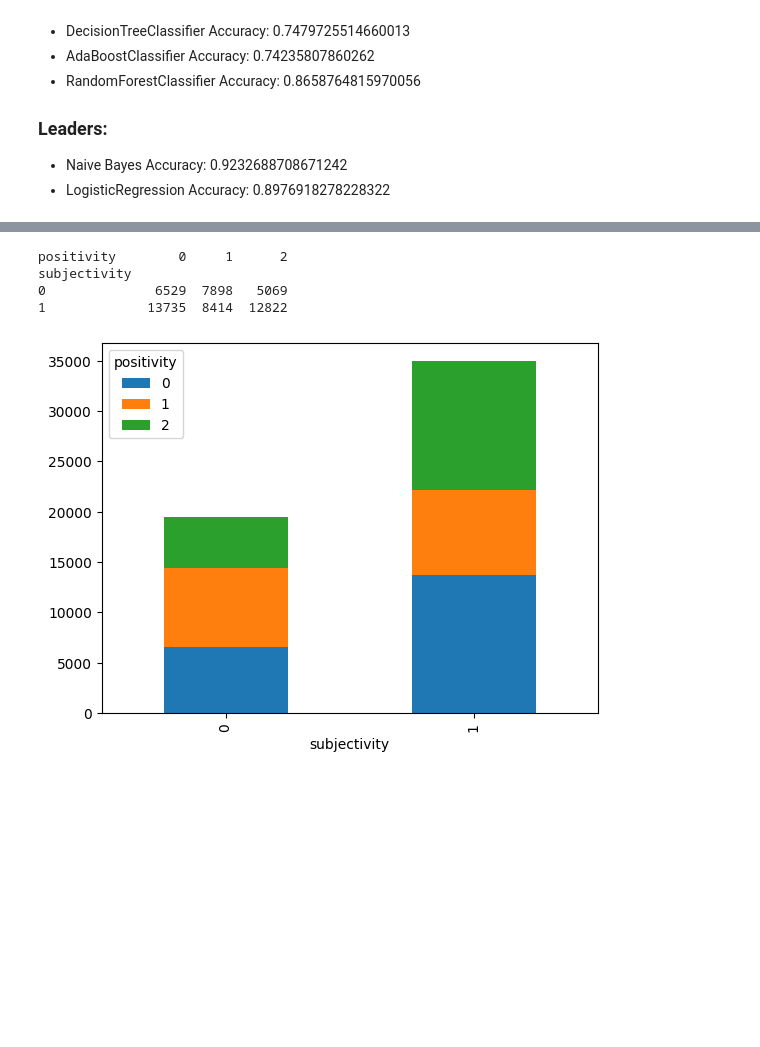
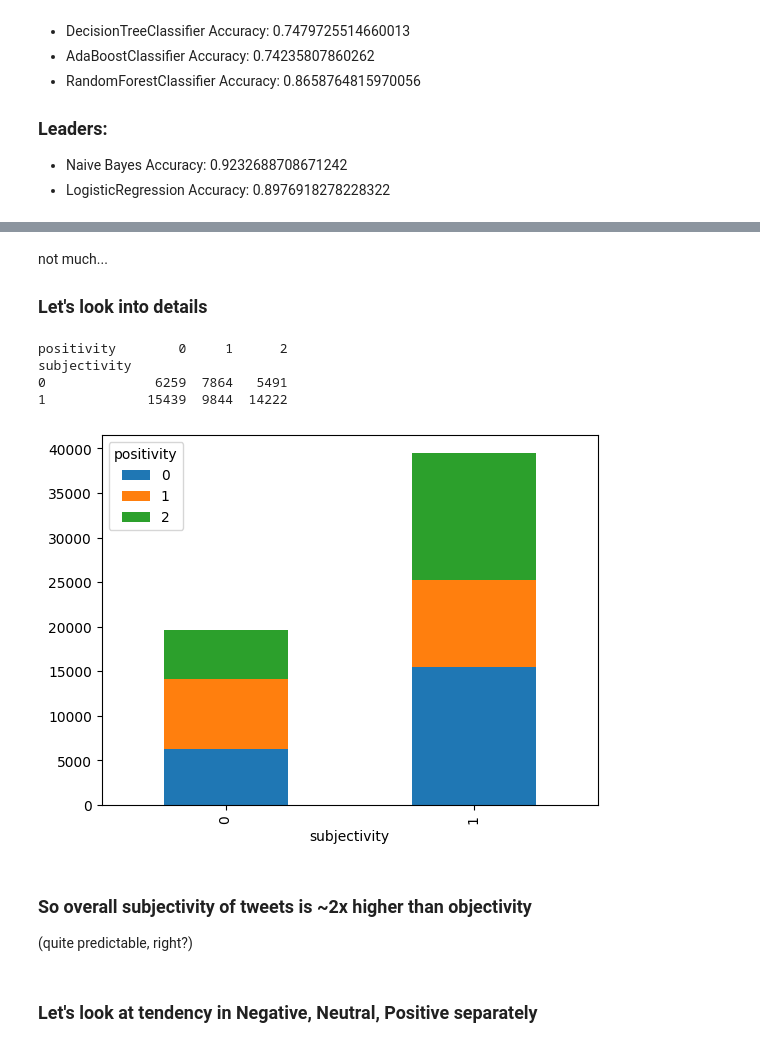
Before and after one commit to dmytrovoytko/ml-sentiment-analysis-lstm, a Jupyter notebook: sentiment_analysis_subjectivity_positivity.ipynb, the cells around one changed output, grey strips where cells are left out. Saved outputs shown, nothing was run; the diff lists cells and outputs as text; code cells hidden in the pictures; blank space fills up the shorter version.

Commit message:
Sentiment analysis Subjectivity-Positivity for my course article

```diff
--- a/sentiment_analysis_subjectivity_positivity.ipynb
+++ b/sentiment_analysis_subjectivity_positivity.ipynb
@@ -884 +904,7 @@ sentiment
 Name: count, dtype: int64
+# %%
+# now let's rename TARGET column to 'positivity'
+df2 = df2[[TEXT_COLUMN, TARGET]]
+df2.columns = df2.columns.str.replace(TARGET, 'positivity')
+df2['positivity'] = df2['positivity'].astype(int)
+df2 = clean_df(df2)
@@ -884,0 +913,4 @@ Name: count, dtype: int64
+# %%
+# Apply preprocessing
+df2[TEXT_COLUMN] = df2[TEXT_COLUMN].apply(preprocess_text)
+df2.tail()
@@ -884,0 +924,29 @@ Name: count, dtype: int64
+# %%
+def predict_df(test_data, model, vectorizer, verbose=DEBUG):
+    cols = test_data.columns.to_list()
+    X_test = pd.DataFrame(test_data, columns=cols)
+    if TARGET in cols:
+        y_test = X_test.pop(TARGET)
+    else:
+        y_test = pd.Series()
+
+    try:
+        _pred = []
+        for i in range(0,len(X_test)):
+            x_test_tfidf = vectorizer.transform([X_test[TEXT_COLUMN].values[i]])
+            _pred.append(model.predict(x_test_tfidf))
+        y_pred = _pred
+        if verbose and DEBUG:
+            print(y_pred)
+        if verbose:
+            print(f"\nPrediction:\ny_pred: {list(y_pred)[:10]}")
+            if len(y_test):
+                print(f"y_test: {list(y_test)[:10]}")
+        return y_pred
+    except Exception as e:
+        print(f'!!! Exception while predicting {TARGET}:', e)
+        return pd.Series()
+# %%
+y_pred = predict_df(df2, nb_model, vectorizer, verbose=False)
+result = [int(el) for el in y_pred]
+df2['subjectivity'] = result
@@ -893,11 +972,20 @@ subjectivity    1.000000
+# %% [markdown]
+not much...
+
+### Let's look into details
 # %%
-df2 = df.groupby(['subjectivity', 'positivity'])['subjectivity'].count().unstack('positivity').fillna(0)
-df2.plot(kind='bar', stacked=True)
-print(df2)
+df3 = df2.groupby(['subjectivity', 'positivity'])['subjectivity'].count().unstack('positivity').fillna(0)
+df3.plot(kind='bar', stacked=True)
+print(df3)
 # %% [output]
 positivity        0     1      2
 subjectivity
-0              6529  7898   5069
-1             13735  8414  12822
+0              6259  7864   5491
+1             15439  9844  14222
-[figure, old version]
+[figure, new version]
+# %% [markdown]
+### So overall subjectivity of tweets is ~2x higher than objectivity
+(quite predictable, right?)
+# %% [markdown]
+### Let's look at tendency in Negative, Neutral, Positive separately
 # %%
```
Also changed, not shown: parts of 39 cells of this notebook.
